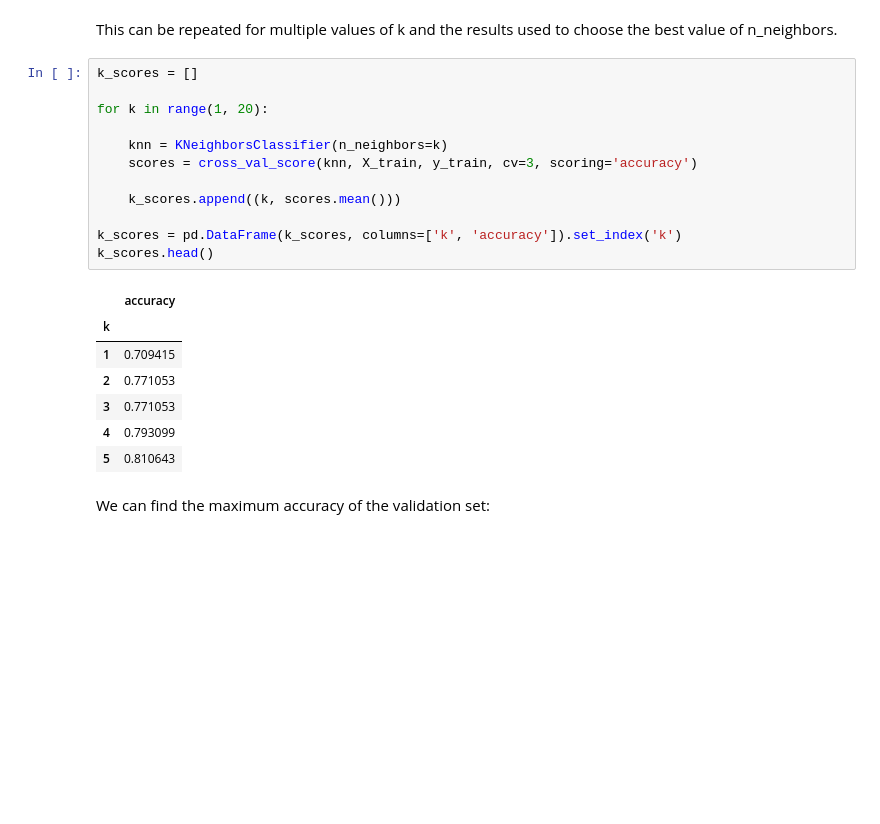
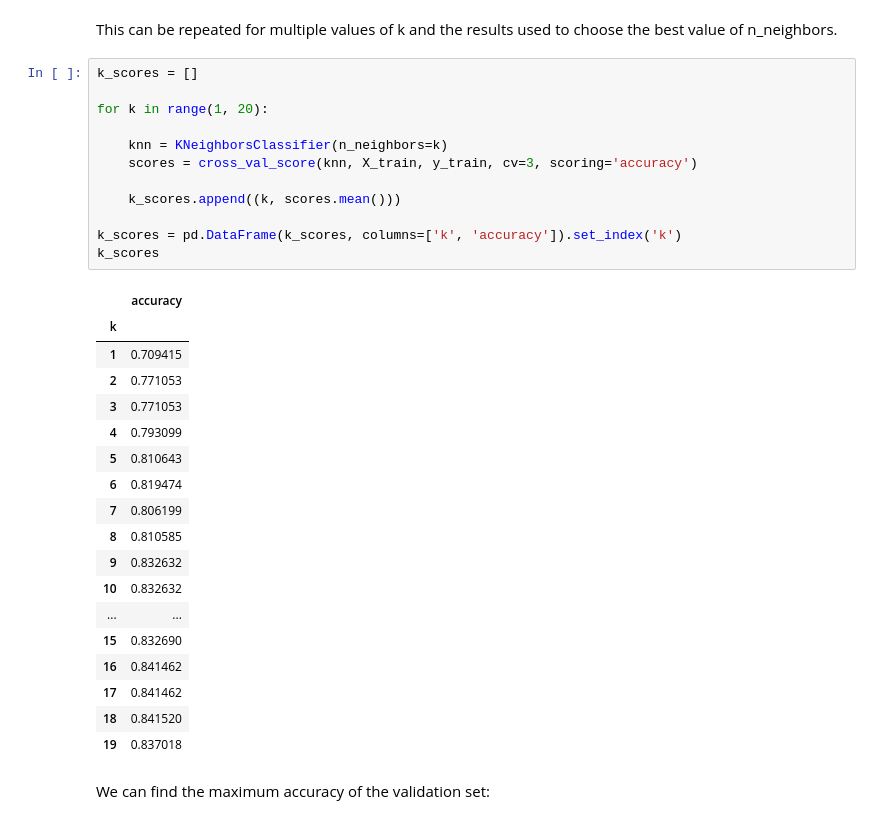
Before and after one commit to laurenshareshian/Machine-Learning-Course-Lessons, a Jupyter notebook: G - Classification Basics/5 - k-Nearest Neighbors.ipynb, the cells around one changed output. Drawn from its saved outputs; the diff is of its cells as text; blank space fills up the shorter version.

```diff
--- a/G - Classification Basics/5 - k-Nearest Neighbors.ipynb
+++ b/G - Classification Basics/5 - k-Nearest Neighbors.ipynb
@@ -233,23 +235,34 @@ This can be repeated for multiple values of k and the results used to choose the
 # %%
 k_scores = []
 
 for k in range(1, 20):
 
     knn = KNeighborsClassifier(n_neighbors=k)
     scores = cross_val_score(knn, X_train, y_train, cv=3, scoring='accuracy')
 
     k_scores.append((k, scores.mean()))
 
 k_scores = pd.DataFrame(k_scores, columns=['k', 'accuracy']).set_index('k')
-k_scores.head()
+k_scores
 # %% [output]
 |  | accuracy |
 | k |  |
 | 1 | 0.709415 |
 | 2 | 0.771053 |
 | 3 | 0.771053 |
 | 4 | 0.793099 |
 | 5 | 0.810643 |
+| 6 | 0.819474 |
+| 7 | 0.806199 |
+| 8 | 0.810585 |
+| 9 | 0.832632 |
+| 10 | 0.832632 |
+| ... | ... |
+| 15 | 0.832690 |
+| 16 | 0.841462 |
+| 17 | 0.841462 |
+| 18 | 0.841520 |
+| 19 | 0.837018 |
 # %% [markdown]
 We can find the maximum accuracy of the validation set:
 # %%
```
Also changed, not shown: parts of 2 cells of this notebook, 29 other files.
